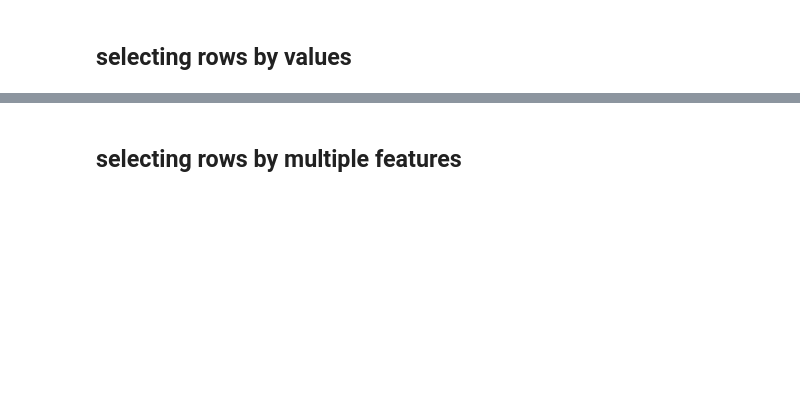
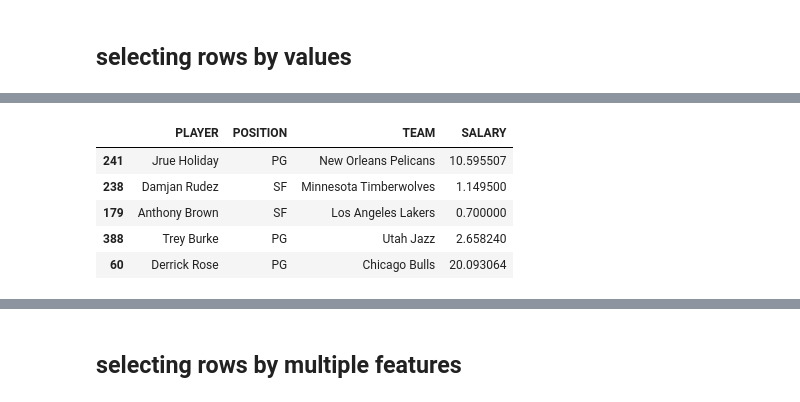
Before and after one commit to gobad820/2024_Introduction_To_Data_Science, a Jupyter notebook: week05/Ch03_and_Ch07.ipynb, the cells around one changed output, grey strips where cells are left out. Cells and saved outputs as stored; diff of their text form; code cells hidden in the pictures; blank space fills up the shorter version.

```diff
--- a/week05/Ch03_and_Ch07.ipynb
+++ b/week05/Ch03_and_Ch07.ipynb
@@ -326,4 +808,12 @@ nba['PLAYER']=='Stephen Curry'
 # %%
-nba.sample(n=5)
+nba.sample(
+    n=5)
+# %% [output]
+|  | PLAYER | POSITION | TEAM | SALARY |
+| 241 | Jrue Holiday | PG | New Orleans Pelicans | 10.595507 |
+| 238 | Damjan Rudez | SF | Minnesota Timberwolves | 1.149500 |
+| 179 | Anthony Brown | SF | Los Angeles Lakers | 0.700000 |
+| 388 | Trey Burke | PG | Utah Jazz | 2.658240 |
+| 60 | Derrick Rose | PG | Chicago Bulls | 20.093064 |
 # %%
 # Get a table of all the Warriors
```
Also changed, not shown: parts of 126 cells of this notebook.
